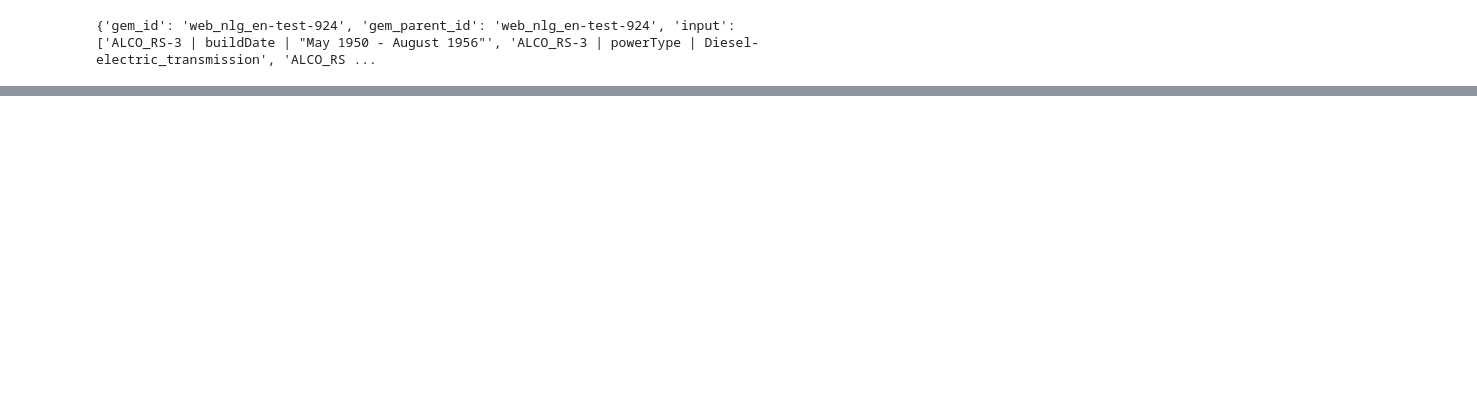
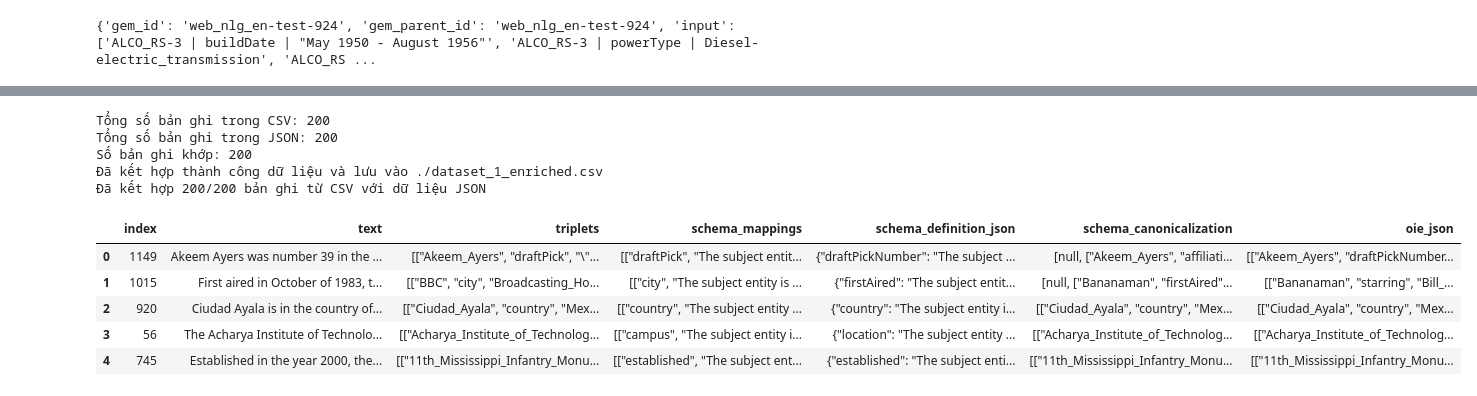
Before and after one commit to kh4n9373/AdaKGC, a Jupyter notebook: load_data.ipynb, the cells around one changed output, grey strips where cells are left out. Cells and saved outputs as stored; diff of their text form; code cells hidden in the pictures; blank space fills up the shorter version.

```diff
--- a/load_data.ipynb
+++ b/load_data.ipynb
@@ -12,0 +257,23 @@ for datum in data:
+# %%
+process_and_merge_data(
+    './dataset_1.csv',
+    './output/dataset_1_target_alignment/iter0/result_at_each_stage.json',
+    './dataset_1_enriched.csv'
+)
+# %% [output]
+Tổng số bản ghi trong CSV: 200
+Tổng số bản ghi trong JSON: 200
+Số bản ghi khớp: 200
+Đã kết hợp thành công dữ liệu và lưu vào ./dataset_1_enriched.csv
+Đã kết hợp 200/200 bản ghi từ CSV với dữ liệu JSON
+# %%
+import pandas as pd
+df = pd.read_csv('dataset_1_enriched.csv')
+df.head()
+# %% [output]
+|  | index | text | triplets | schema_mappings | schema_definition_json | schema_canonicalization | oie_json |
+| 0 | 1149 | Akeem Ayers was number 39 in the ... | [["Akeem_Ayers", "draftPick", "\"... | [["draftPick", "The subject entit... | {"draftPickNumber": "The subject ... | [null, ["Akeem_Ayers", "affiliati... | [["Akeem_Ayers", "draftPickNumber... |
+| 1 | 1015 | First aired in October of 1983, t... | [["BBC", "city", "Broadcasting_Ho... | [["city", "The subject entity is ... | {"firstAired": "The subject entit... | [null, ["Bananaman", "firstAired"... | [["Bananaman", "starring", "Bill_... |
+| 2 | 920 | Ciudad Ayala is in the country of... | [["Ciudad_Ayala", "country", "Mex... | [["country", "The subject entity ... | {"country": "The subject entity i... | [["Ciudad_Ayala", "country", "Mex... | [["Ciudad_Ayala", "country", "Mex... |
+| 3 | 56 | The Acharya Institute of Technolo... | [["Acharya_Institute_of_Technolog... | [["campus", "The subject entity i... | {"location": "The subject entity ... | [["Acharya_Institute_of_Technolog... | [["Acharya_Institute_of_Technolog... |
+| 4 | 745 | Established in the year 2000, the... | [["11th_Mississippi_Infantry_Monu... | [["established", "The subject ent... | {"established": "The subject enti... | [["11th_Mississippi_Infantry_Monu... | [["11th_Mississippi_Infantry_Monu... |
```
Also changed, not shown: parts of 12 cells of this notebook, 26 other files.
